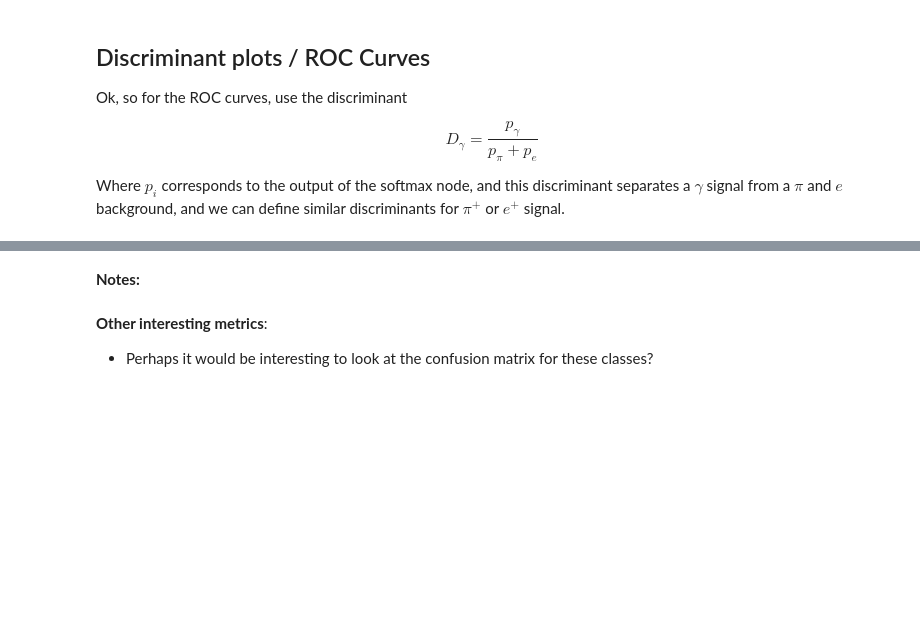
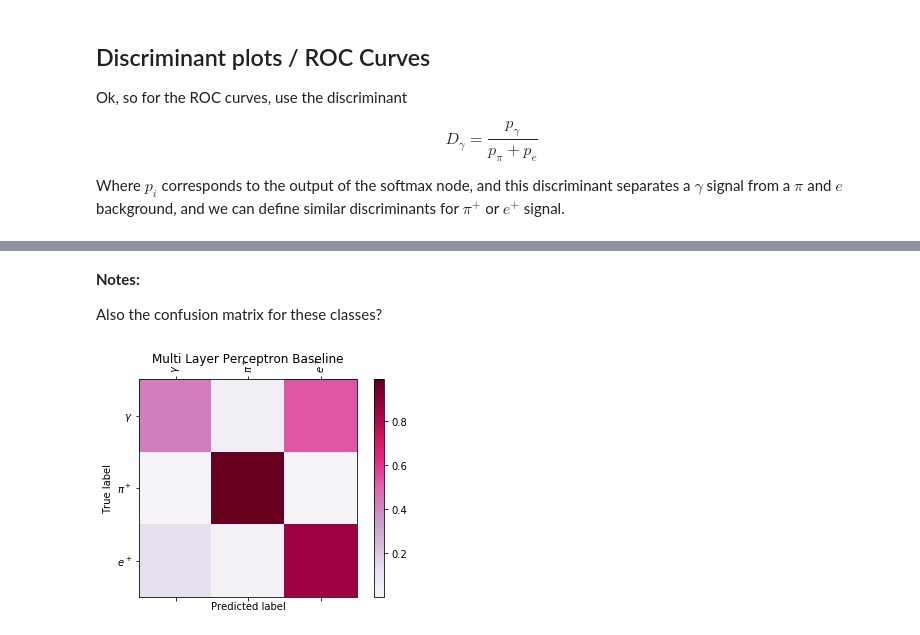
Before and after one commit to nhartman94/CNN_Project, a Jupyter notebook: Notebooks/fc-net.ipynb, the cells around one changed output, grey strips where cells are left out. Cells and saved outputs as stored; diff of their text form; code cells hidden in the pictures; blank space fills up the shorter version.

```diff
--- a/Notebooks/fc-net.ipynb
+++ b/Notebooks/fc-net.ipynb
@@ -116,5 +111,9 @@ for node in range(3):
-# %% [markdown]
-**Notes:**
 # %% [markdown]
-**Other interesting metrics**:
-- Perhaps it would be interesting to look at the confusion matrix for these classes?
+**Notes:**
+
+
+Also the confusion matrix for these classes?
+# %%
+plotConfusion(myModel, loader_val, title="Multi Layer Perceptron Baseline")
+# %% [output]
+[figure, added]
```
Also changed, not shown: parts of 10 cells of this notebook, 2 other files.
